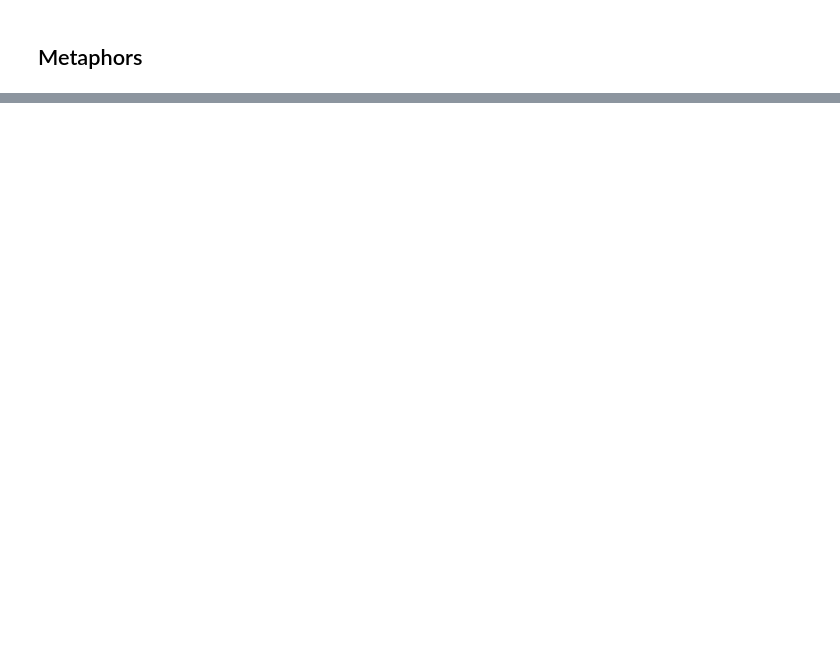
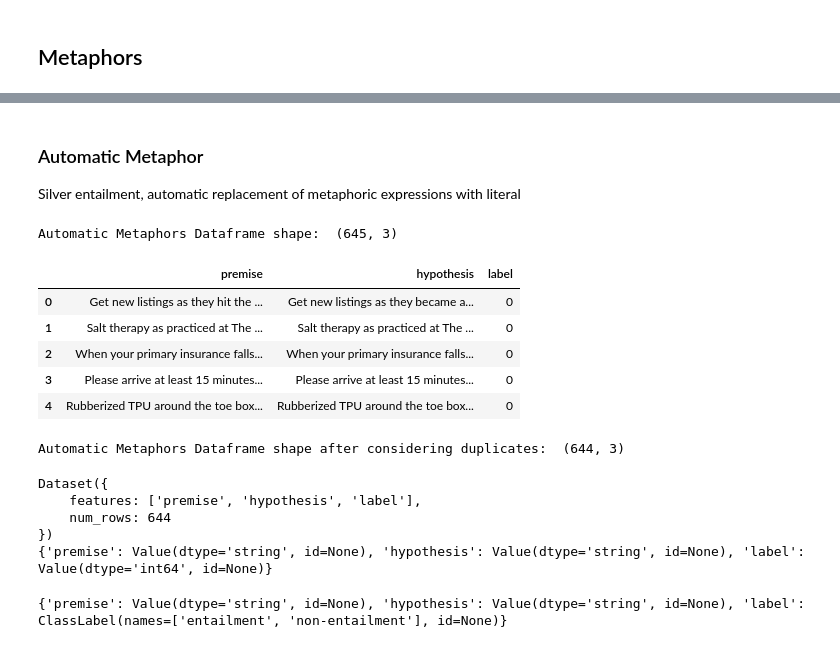
Before and after one commit to an-eve/nlp-nli-idioms, a Jupyter notebook: BERT_Evaluation_on_Figurative_Language.ipynb, the cells around one changed output, grey strips where cells are left out. Saved outputs shown, nothing was run; the diff lists cells and outputs as text; code cells hidden in the pictures; blank space fills up the shorter version.

```diff
--- a/BERT_Evaluation_on_Figurative_Language.ipynb
+++ b/BERT_Evaluation_on_Figurative_Language.ipynb
@@ -639,0 +854,48 @@ eval_trainer.evaluate()
+# %% [markdown]
+### Automatic Metaphor
+Silver entailment, automatic replacement of metaphoric expressions with literal
+# %%
+url_cc = "https://github.com/UKPLab/acl2022-impli/raw/main/metaphors/replacement_cc_e.tsv"
+url_tsvetkov = "https://github.com/UKPLab/acl2022-impli/raw/main/metaphors/replacement_tsvetkov_e.tsv"
+# %%
+cc_df = pd.read_csv(url_cc, sep='\t', names=['premise','hypothesis', 'label'])
+tsvetkov_df = pd.read_csv(url_tsvetkov, sep='\t', names=['premise','hypothesis', 'label'], encoding='unicode_escape')
+# %%
+cc_df['label'] = 0
+tsvetkov_df['label'] = 0
+# %%
+aut_e_df = pd.concat([cc_df, tsvetkov_df], ignore_index=True)
+print("Automatic Metaphors Dataframe shape: ", aut_e_df.shape)
+aut_e_df.head()
+# %% [output]
+Automatic Metaphors Dataframe shape:  (645, 3)
+|  | premise | hypothesis | label |
+| 0 | Get new listings as they hit the ... | Get new listings as they became a... | 0 |
+| 1 | Salt therapy as practiced at The ... | Salt therapy as practiced at The ... | 0 |
+| 2 | When your primary insurance falls... | When your primary insurance falls... | 0 |
+| 3 | Please arrive at least 15 minutes... | Please arrive at least 15 minutes... | 0 |
+| 4 | Rubberized TPU around the toe box... | Rubberized TPU around the toe box... | 0 |
+# %%
+aut_e_df.drop_duplicates(inplace=True, ignore_index=True)
+print("Automatic Metaphors Dataframe shape after considering duplicates: ", aut_e_df.shape)
+# %% [output]
+Automatic Metaphors Dataframe shape after considering duplicates:  (644, 3)
+# %%
+aut_e_dataset = Dataset.from_pandas(aut_e_df)
+print(aut_e_dataset)
+print(aut_e_dataset.features)
+# %% [output]
+Dataset({
+    features: ['premise', 'hypothesis', 'label'],
+    num_rows: 644
+})
+{'premise': Value(dtype='string', id=None), 'hypothesis': Value(dtype='string', id=None), 'label': Value(dtype='int64', id=None)}
+# %%
+new_features = aut_e_dataset.features.copy()
+new_features['label'] = ClassLabel(num_classes = 2, names=["entailment", "non-entailment"])
+
+aut_e_dataset = aut_e_dataset.cast(new_features)
+
+print(aut_e_dataset.features)
+# %% [output]
+{'premise': Value(dtype='string', id=None), 'hypothesis': Value(dtype='string', id=None), 'label': ClassLabel(names=['entailment', 'non-entailment'], id=None)}
```
Also changed, not shown: parts of 45 cells of this notebook.
